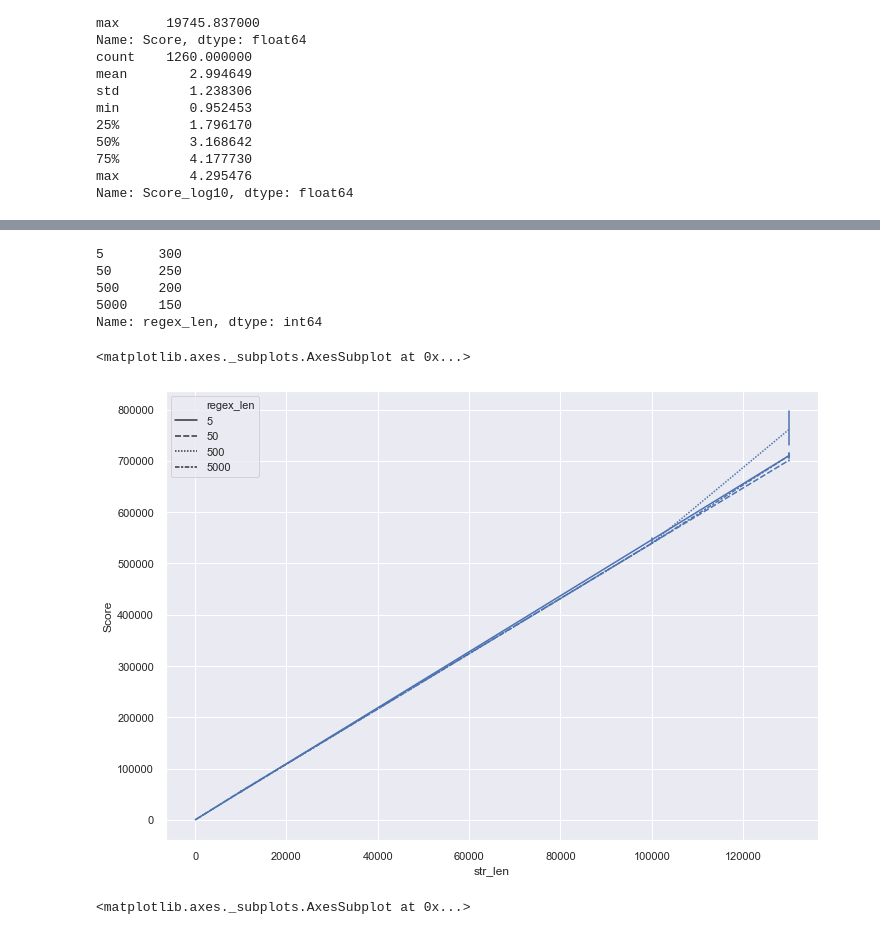
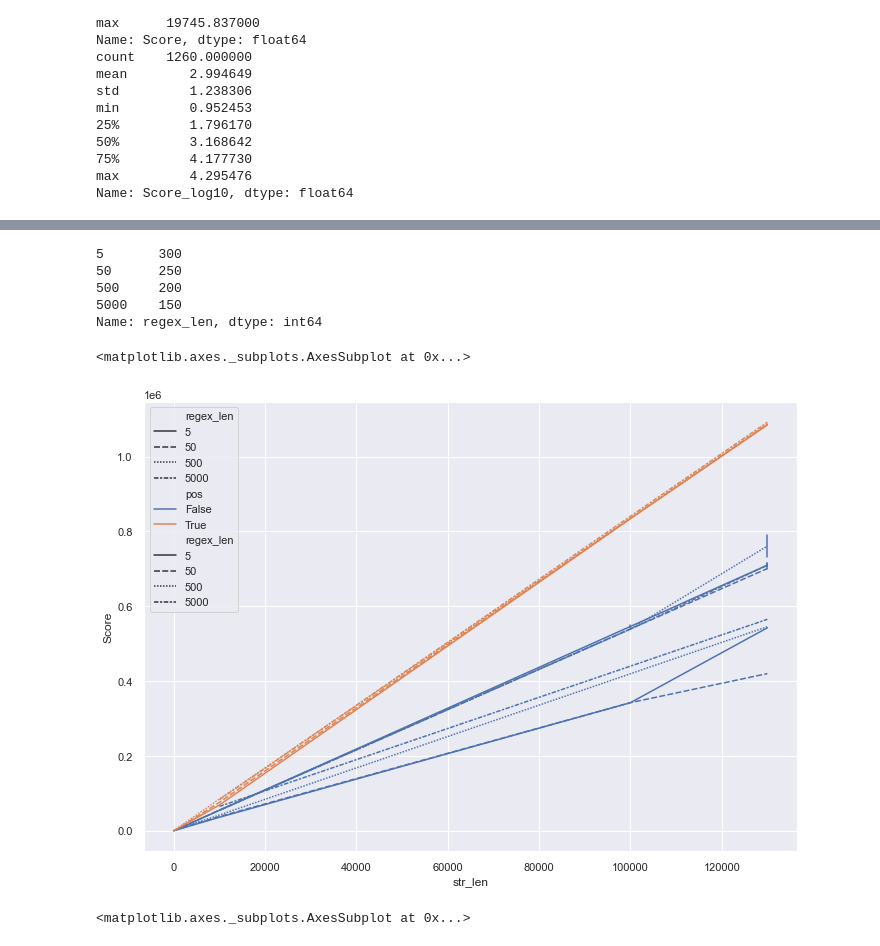
Before and after one commit to wangpeipei90/JMHRegexPerf, a Jupyter notebook: MatchNonMatch.ipynb, the cells around one changed output, grey strips where cells are left out. Cells and saved outputs as stored; diff of their text form; code cells hidden in the pictures.

```diff
--- a/MatchNonMatch.ipynb
+++ b/MatchNonMatch.ipynb
@@ -306,17 +306,18 @@ This will raise an exception in 3.3.
 # %%
 print(data.loc[filter_regex & ~filter_matches,"regex_len"].value_counts())
 sns.set(style="ticks", palette="pastel")
 sns.set(rc={'figure.figsize':(11.7,8.27)})
 sns.lineplot(data=data.loc[filter_regex & ~filter_matches,:], x="str_len", y="Score", style="regex_len", err_style="bars")
 #sns.scatterplot(data=data.loc[filter_regex,:], x="str_len", y="Score", hue="pos", style="regex_len") #err_style="bars")
+sns.lineplot(data=data.loc[filter_regex & filter_matches,:], x="str_len", y="Score", hue="pos", style="regex_len", err_style="bars")
 # %% [output]
 5       300
 50      250
 500     200
 5000    150
 Name: regex_len, dtype: int64
 <matplotlib.axes._subplots.AxesSubplot at 0x...>
-[figure, old version]
+[figure, new version]
 # %%
 sns.set(style="ticks", palette="pastel")
 sns.lineplot(data=data.loc[filter_regex & ~filter_matches,:], x="str_len", y="Score_log10", style="regex_len", err_style="bars")
```
Also changed, not shown: parts of 3 cells of this notebook, 6 other files.
